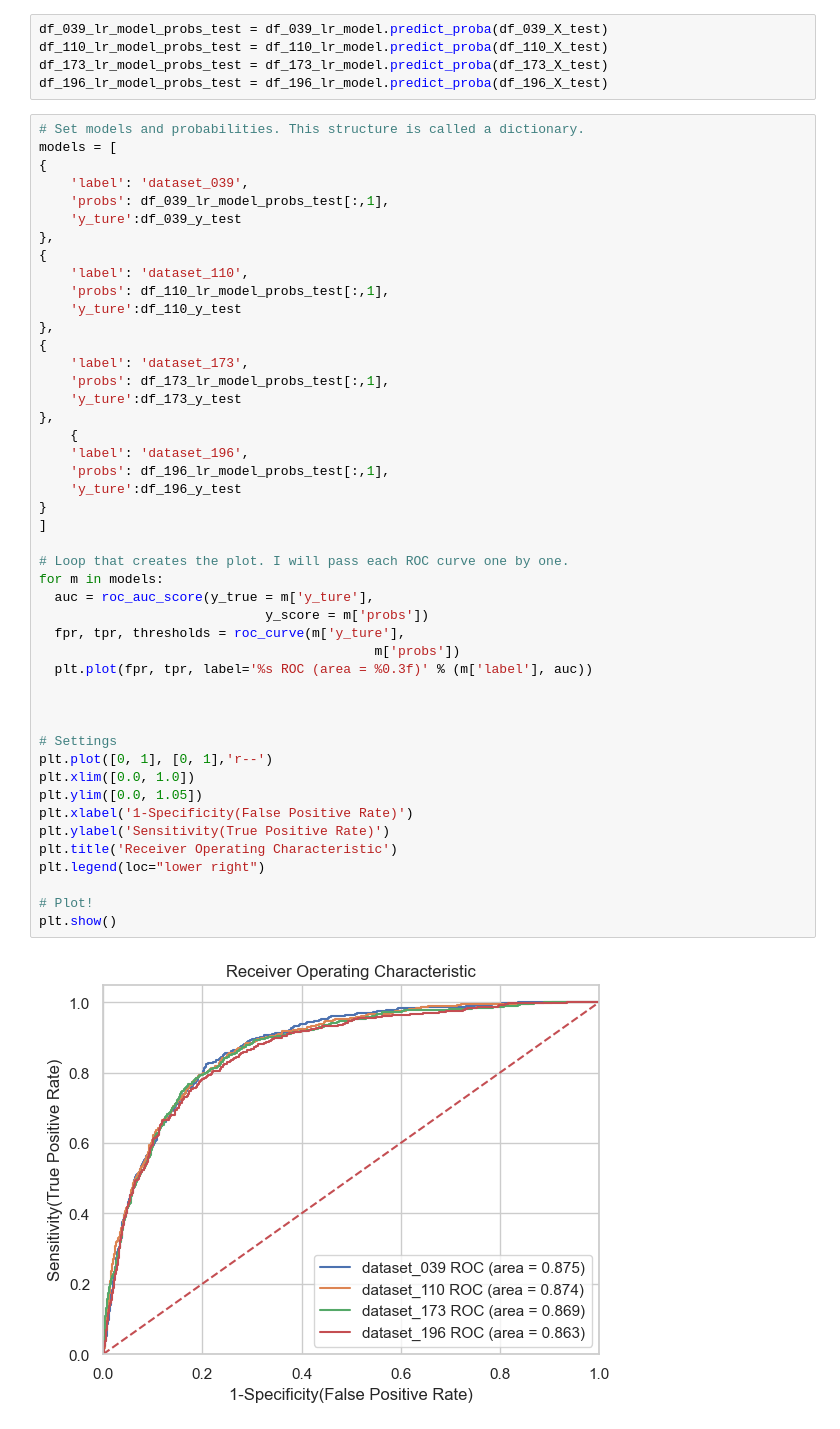
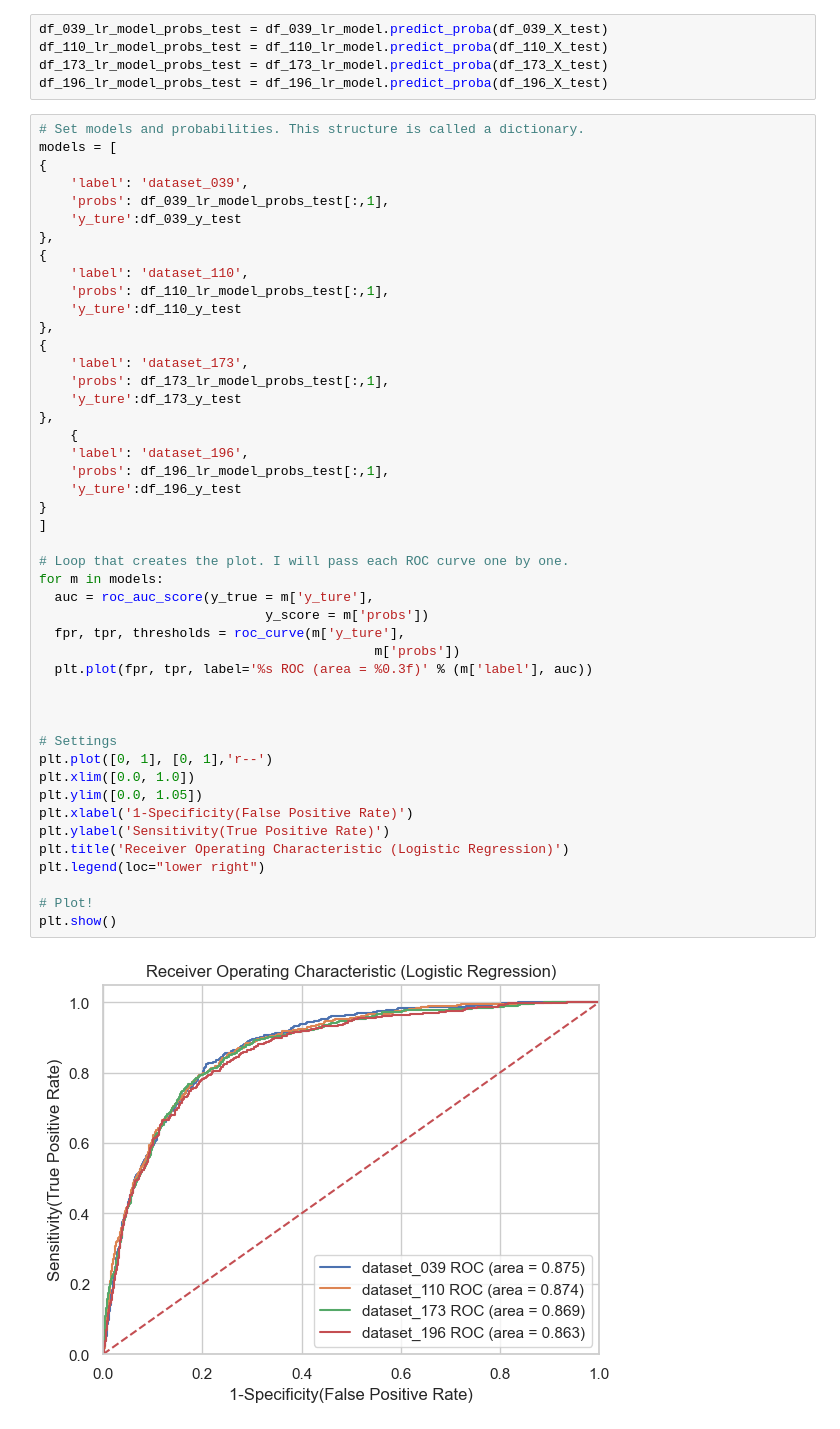
Before and after one commit to Chen-X666/DataAnalysis, a Jupyter notebook: main/advancedAnalytics/LogisticRegression.ipynb, the cells around one changed output. Saved outputs shown, nothing was run; the diff lists cells and outputs as text.

```diff
--- a/main/advancedAnalytics/LogisticRegression.ipynb
+++ b/main/advancedAnalytics/LogisticRegression.ipynb
@@ -381,32 +405,32 @@ models = [
     'y_ture':df_173_y_test
 },
     {
     'label': 'dataset_196',
     'probs': df_196_lr_model_probs_test[:,1],
     'y_ture':df_196_y_test
 }
 ]
 
 # Loop that creates the plot. I will pass each ROC curve one by one.
 for m in models:
   auc = roc_auc_score(y_true = m['y_ture'],
                              y_score = m['probs'])
   fpr, tpr, thresholds = roc_curve(m['y_ture'],
                                            m['probs'])
   plt.plot(fpr, tpr, label='%s ROC (area = %0.3f)' % (m['label'], auc))
 
 
 
 # Settings
 plt.plot([0, 1], [0, 1],'r--')
 plt.xlim([0.0, 1.0])
 plt.ylim([0.0, 1.05])
 plt.xlabel('1-Specificity(False Positive Rate)')
 plt.ylabel('Sensitivity(True Positive Rate)')
-plt.title('Receiver Operating Characteristic')
+plt.title('Receiver Operating Characteristic (Logistic Regression)')
 plt.legend(loc="lower right")
 
 # Plot!
 plt.show()
 # %% [output]
-[figure, old version]
+[figure, new version]
```
Also changed, not shown: parts of 2 cells of this notebook, 5 other files.
